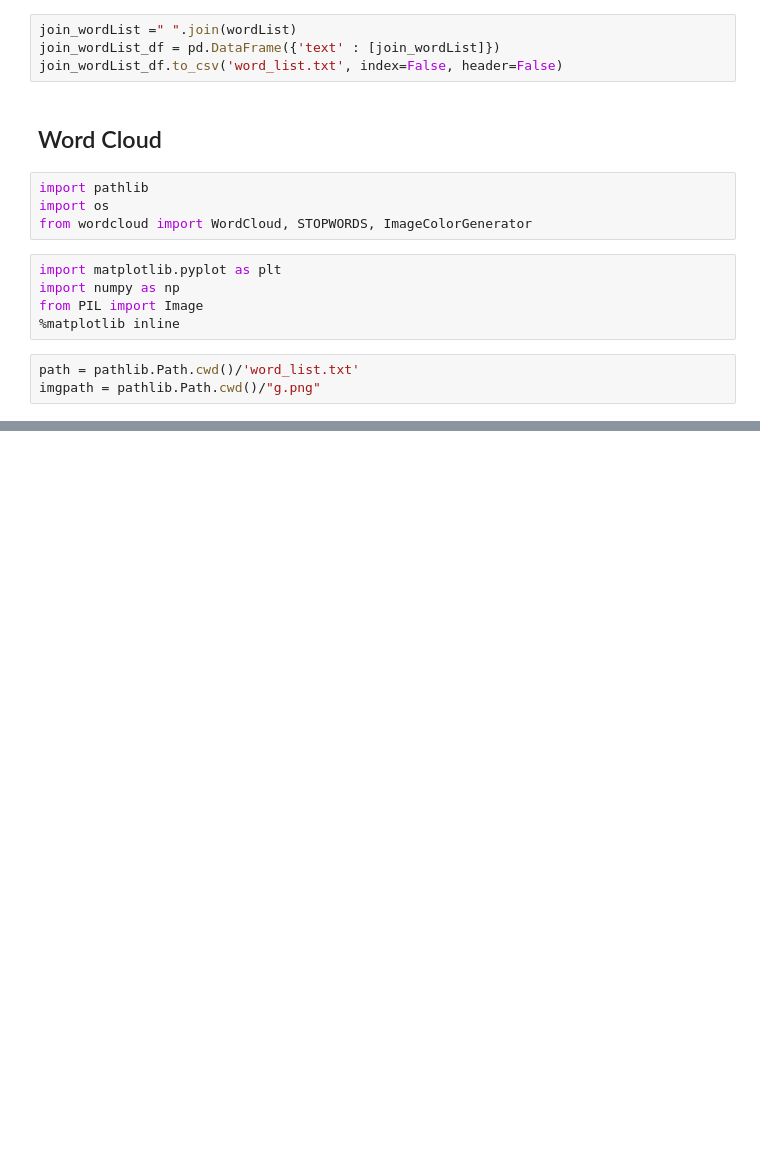
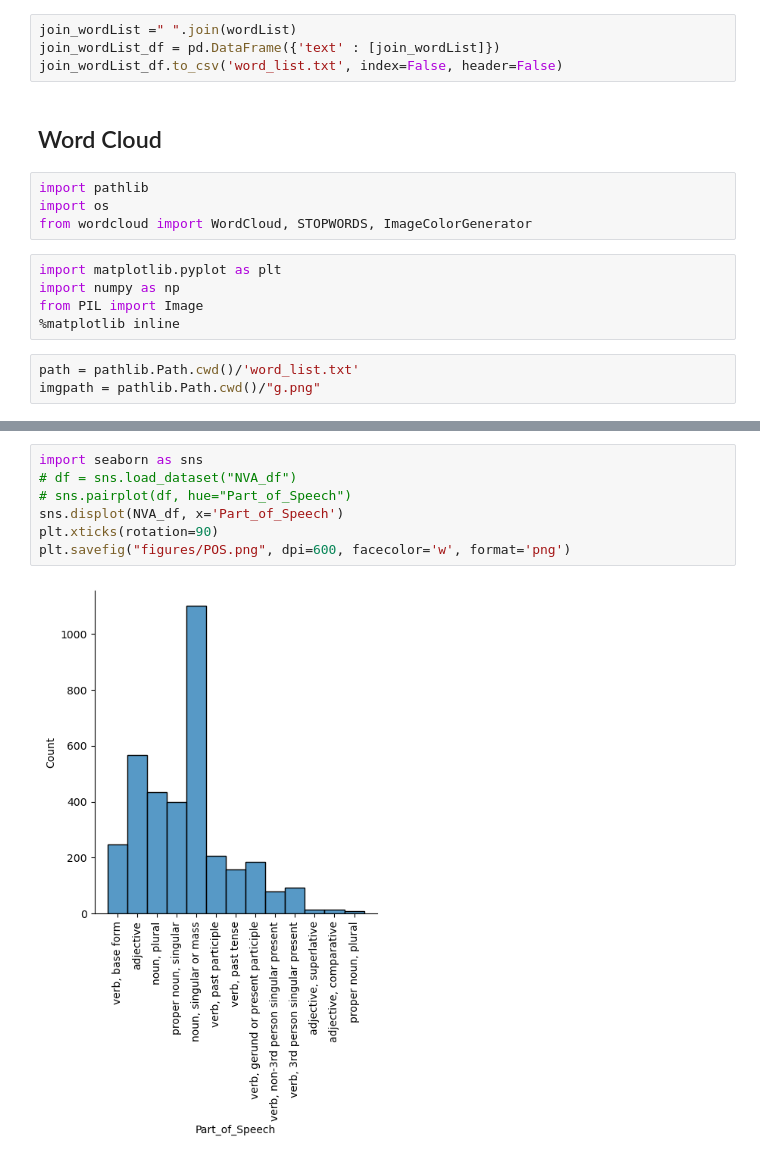
Before and after one commit to cordovez/the_guardian_vocabulary, a Jupyter notebook: guardianscraper/guardian_vocab_2.ipynb, the cells around one changed output, grey strips where cells are left out. Cells and saved outputs as stored; diff of their text form; blank space fills up the shorter version.

```diff
--- a/guardianscraper/guardian_vocab_2.ipynb
+++ b/guardianscraper/guardian_vocab_2.ipynb
@@ -333,0 +356,9 @@ plt.show()
+# %%
+import seaborn as sns
+# df = sns.load_dataset("NVA_df")
+# sns.pairplot(df, hue="Part_of_Speech")
+sns.displot(NVA_df, x='Part_of_Speech')
+plt.xticks(rotation=90)
+plt.savefig("figures/POS.png", dpi=600, facecolor='w', format='png')
+# %% [output]
+[figure, added]
```
Also changed, not shown: parts of 16 cells of this notebook, 5 other files.
